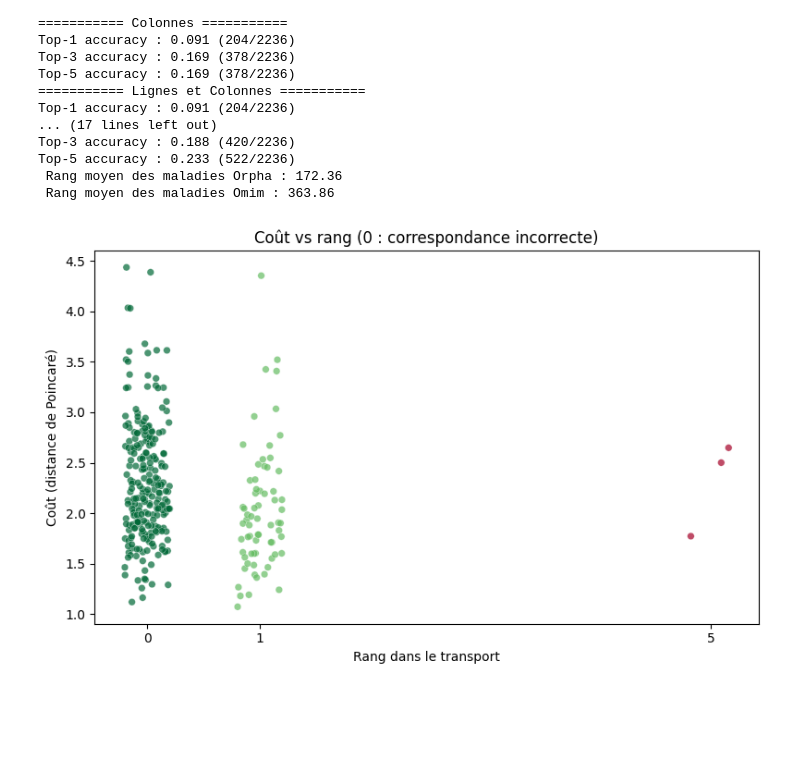
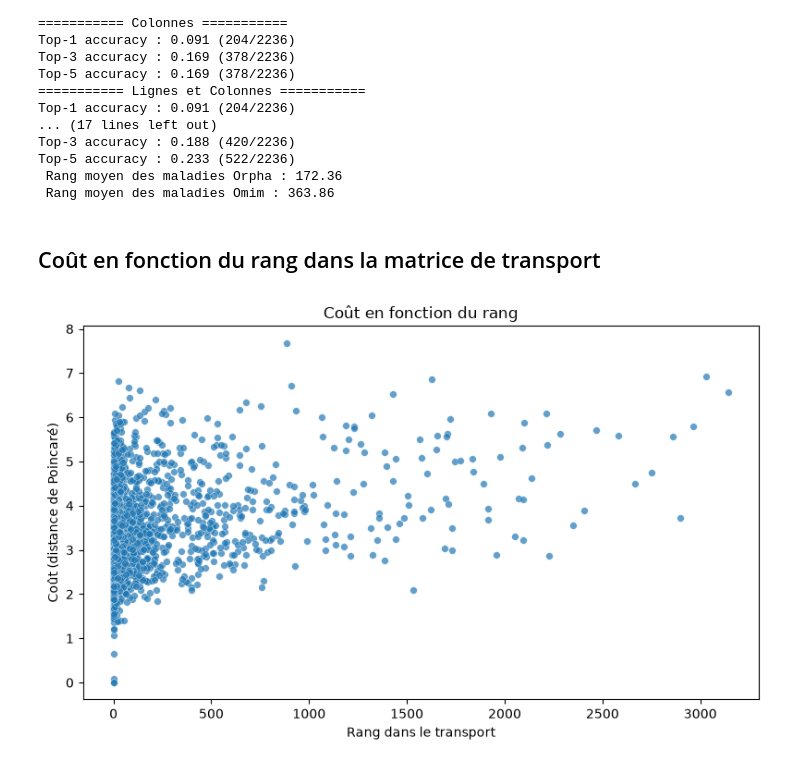
Before and after one commit to averniere/OT_simulation_maladies, a Jupyter notebook: Embeddings/analyse.ipynb, the cells around one changed output. Drawn from its saved outputs; the diff is of its cells as text; code cells hidden in the pictures; blank space fills up the shorter version.

```diff
--- a/Embeddings/analyse.ipynb
+++ b/Embeddings/analyse.ipynb
@@ -348,28 +348,27 @@ Top-3 accuracy : 0.188 (420/2236)
 Top-5 accuracy : 0.233 (522/2236)
  Rang moyen des maladies Orpha : 172.36
  Rang moyen des maladies Omim : 363.86
+# %% [markdown]
+## Coût en fonction du rang dans la matrice de transport
 # %%
-ranks  = np.array([v[0] for v in pairs.values()])
-costs  = np.array([v[1] for v in pairs.values()])
+ranks  = np.array(ranks_reg)
+costs  = np.array([v[1] for v in pairs_reg.values()])
 
 fig, ax = plt.subplots(figsize=(8, 5))
 
 scatter = ax.scatter(
-    x=ranks + np.random.uniform(-0.2, 0.2, size=len(ranks)),  # jitter pour lisibilité
+    x=ranks,
     y=costs,
-    c=ranks,
-    cmap='RdYlGn_r',
     s=30,
     alpha=0.7,
     edgecolors='white',
     linewidths=0.3
 )
 
 ax.set_xlabel('Rang dans le transport')
 ax.set_ylabel('Coût (distance de Poincaré)')
-ax.set_title('Coût vs rang (0 : correspondance incorrecte)')
-ax.set_xticks(sorted(set(ranks)))
+ax.set_title('Coût en fonction du rang')
 plt.tight_layout()
 plt.show()
 # %% [output]
-[figure, old version]
+[figure, new version]
```
Also changed, not shown: parts of 2 cells of this notebook, 5 other files.
